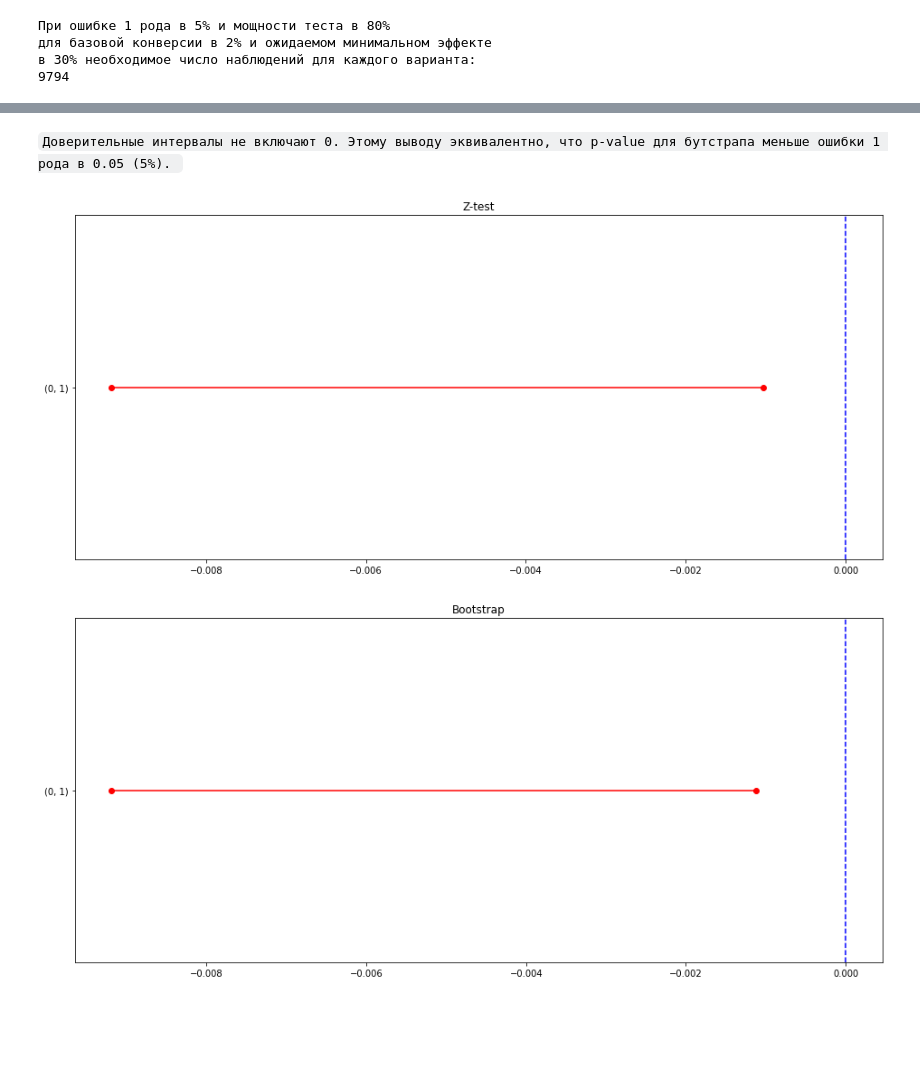
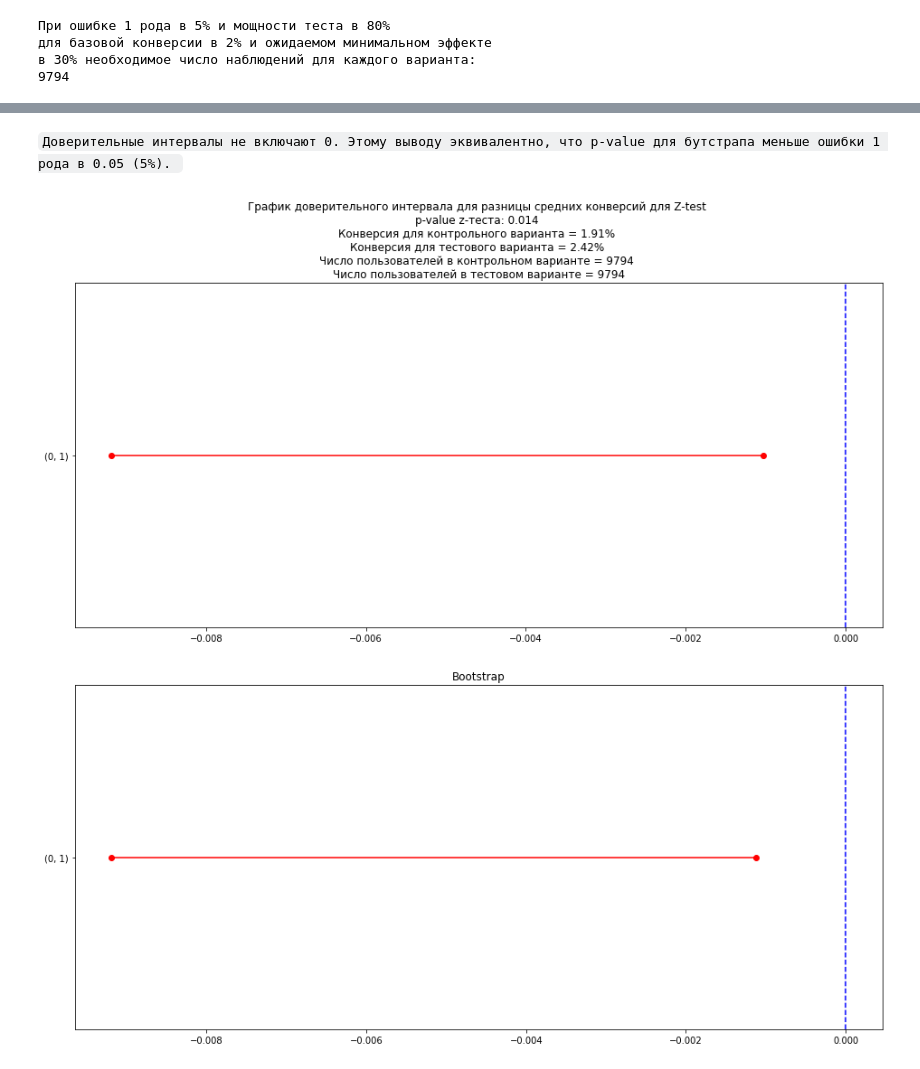
Before and after one commit to iakubovskii7/AB, a Jupyter notebook: knowledge-base/AB_classic_algorithms.ipynb, the cells around one changed output, grey strips where cells are left out. Saved outputs shown, nothing was run; the diff lists cells and outputs as text; code cells hidden in the pictures; blank space fills up the shorter version.

```diff
--- a/knowledge-base/AB_classic_algorithms.ipynb
+++ b/knowledge-base/AB_classic_algorithms.ipynb
@@ -79,12 +77,17 @@ p-value бутстрап: 0.016999999999999904
 # %% [markdown]
 `Доверительные интервалы не включают 0.
-Этому выводу эквивалентно, что p-value для бутстрапа меньше ошибки 1 рода в 0.05 (5%).
+ Этому выводу эквивалентно, что p-value для бутстрапа меньше ошибки 1 рода в 0.05 (5%).
 `
-# %%
-create_confidence_plot(result_df.T, 'ci_lower_ztest', 'ci_upper_ztest')
-plt.title("Z-test");
-# %% [output]
-[figure, removed]
+# %%
+create_confidence_plot(result_df.T, 'ci_lower_ztest', 'ci_upper_ztest')
+plt.title(f"График доверительного интервала для разницы средних конверсий для Z-test \n"
+          f"p-value z-теста: 0.014 \n"
+          f"Конверсия для контрольного варианта = 1.91% \n"
+          f"Конверсия для тестового варианта = 2.42% \n"
+          f"Число пользователей в контрольном варианте = 9794 \n"
+          f"Число пользователей в тестовом варианте = 9794");
+# %% [output]
+[figure, added]
 # %%
 create_confidence_plot(result_df.T, 'ci_lower_bs', 'ci_upper_bs')
 plt.title("Bootstrap");
```
Also changed, not shown: parts of 12 cells of this notebook, 2 other files.
